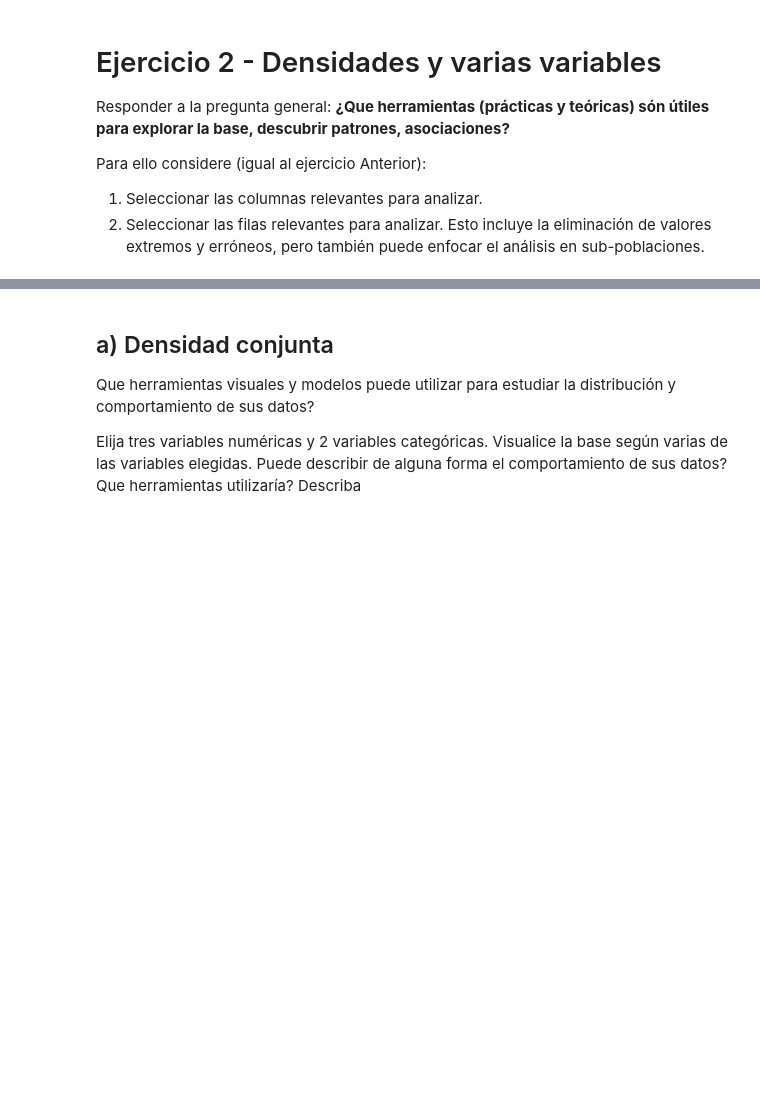
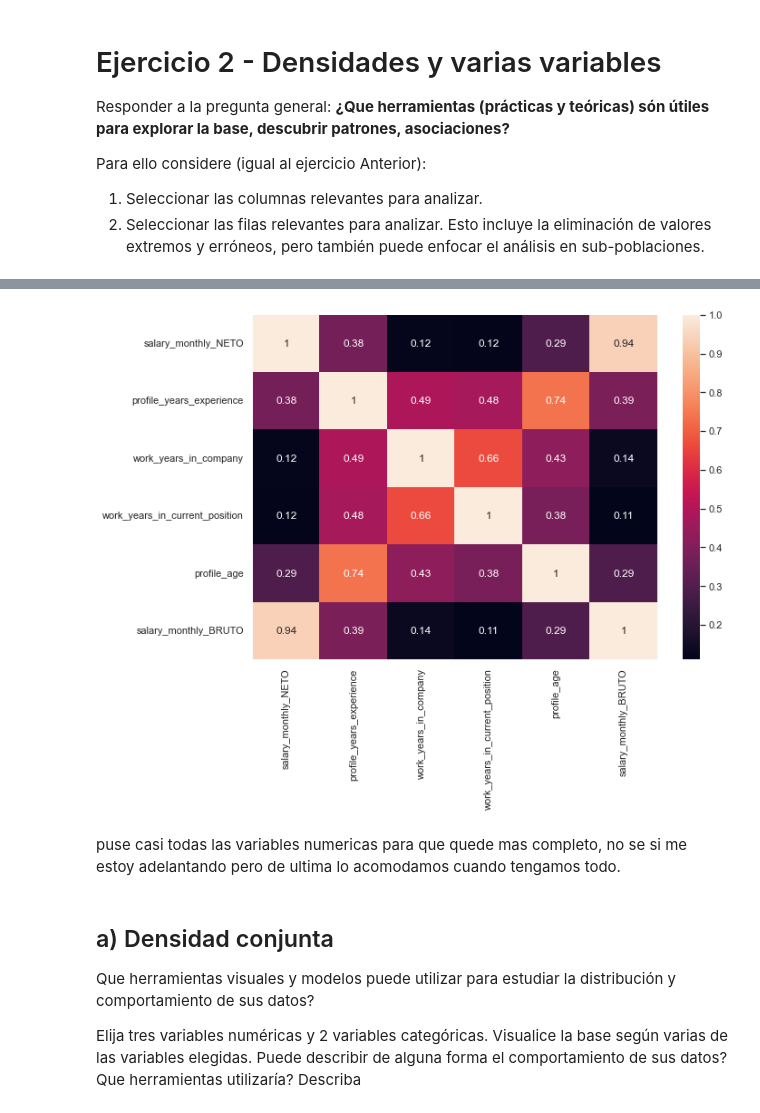
Before and after one commit to JeroFotinos/diplo_datos, a Jupyter notebook: Consignas_Entregable_AyVD - Parte 1.ipynb, the cells around one changed output, grey strips where cells are left out. Cells and saved outputs as stored; diff of their text form; code cells hidden in the pictures; blank space fills up the shorter version.

```diff
--- a/Consignas_Entregable_AyVD - Parte 1.ipynb
+++ b/Consignas_Entregable_AyVD - Parte 1.ipynb
@@ -531,0 +750,11 @@ Para ello considere (igual al ejercicio Anterior):
+# %%
+columns_to_correlate = [
+    "salary_monthly_NETO",
+    "profile_years_experience",
+    "work_years_in_company",
+    "work_years_in_current_position",
+    "profile_age",
+    "salary_monthly_BRUTO",
+]
+df_corr = df[columns_to_correlate].dropna().corr()
+df_corr
@@ -532,3 +769,11 @@ Para ello considere (igual al ejercicio Anterior):
+# %%
+# heatmap to better visualize this
+sns.heatmap(df_corr, annot=True)
+plt.show()
+# %% [output]
+[figure, added]
+# %% [markdown]
+puse casi todas las variables numericas para que quede mas completo, no se si me estoy adelantando pero de ultima lo acomodamos cuando tengamos todo.
 # %% [markdown]
 ## a) Densidad conjunta
 
```
Also changed, not shown: parts of 54 cells of this notebook.
